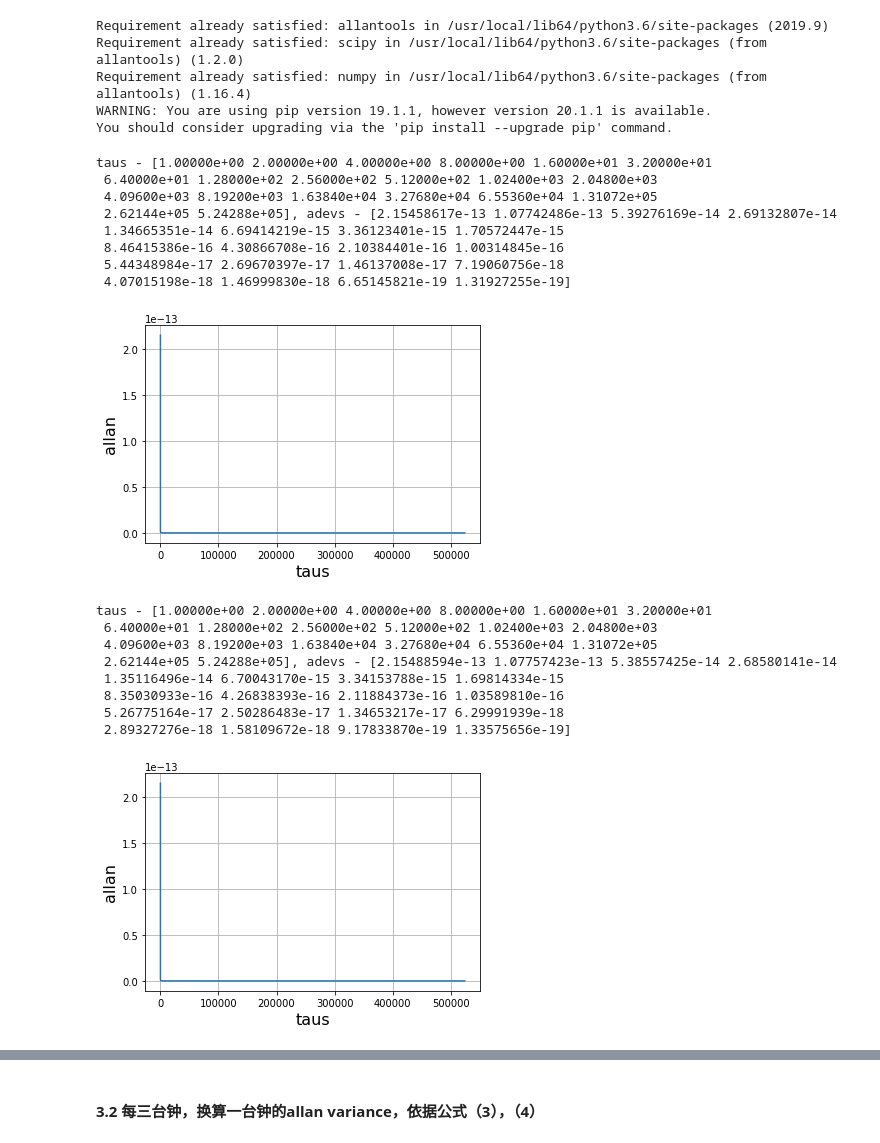
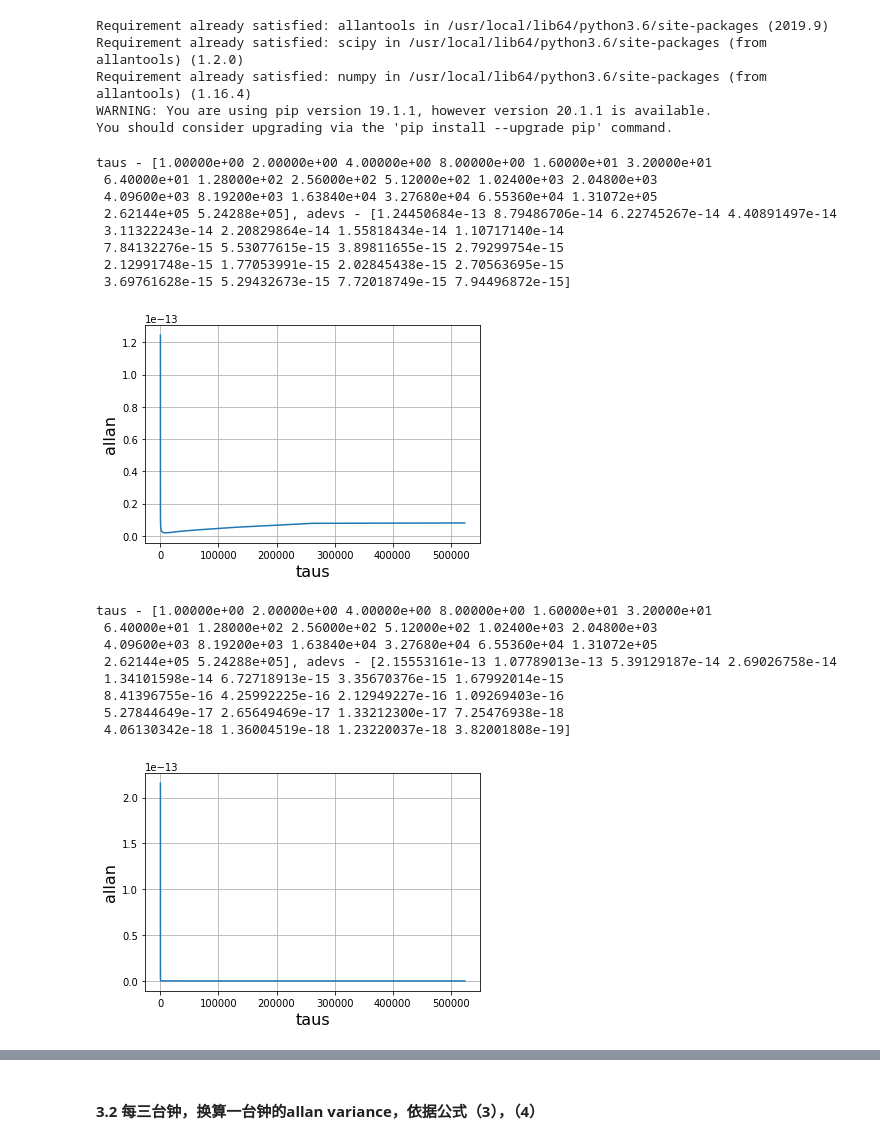
Before and after one commit to mochiliu3000/beamformer, a Jupyter notebook: Data Simulation.ipynb, the cells around one changed output, grey strips where cells are left out. Drawn from its saved outputs; the diff is of its cells as text; code cells hidden in the pictures.

Commit message:
Fix allan variance calculation

```diff
--- a/Data Simulation.ipynb
+++ b/Data Simulation.ipynb
@@ -282,28 +288,28 @@ You should consider upgrading via the 'pip install --upgrade pip' command.
 # %%
 delta_01 = Y_t[0] - Y_t[1]
 # Calculate Allan variance
-(taus, adevs_01, errors, ns) = allantools.adev(delta_01)
+(taus, adevs_01, errors, ns) = allantools.adev(data=delta_01, data_type='freq')
 print('taus - %s, adevs - %s' % (taus, adevs_01))
 
 plot(taus, adevs_01)
 xlabel('taus', fontsize=16)
 ylabel('allan', fontsize=16)
 grid(True)
 show()
 # %% [output]
 taus - [1.00000e+00 2.00000e+00 4.00000e+00 8.00000e+00 1.60000e+01 3.20000e+01
  6.40000e+01 1.28000e+02 2.56000e+02 5.12000e+02 1.02400e+03 2.04800e+03
  4.09600e+03 8.19200e+03 1.63840e+04 3.27680e+04 6.55360e+04 1.31072e+05
- 2.62144e+05 5.24288e+05], adevs - [2.15458617e-13 1.07742486e-13 5.39276169e-14 2.69132807e-14
- 1.34665351e-14 6.69414219e-15 3.36123401e-15 1.70572447e-15
- 8.46415386e-16 4.30866708e-16 2.10384401e-16 1.00314845e-16
- 5.44348984e-17 2.69670397e-17 1.46137008e-17 7.19060756e-18
- 4.07015198e-18 1.46999830e-18 6.65145821e-19 1.31927255e-19]
+ 2.62144e+05 5.24288e+05], adevs - [1.24450684e-13 8.79486706e-14 6.22745267e-14 4.40891497e-14
+ 3.11322243e-14 2.20829864e-14 1.55818434e-14 1.10717140e-14
+ 7.84132276e-15 5.53077615e-15 3.89811655e-15 2.79299754e-15
+ 2.12991748e-15 1.77053991e-15 2.02845438e-15 2.70563695e-15
+ 3.69761628e-15 5.29432673e-15 7.72018749e-15 7.94496872e-15]
-[figure, old version]
+[figure, new version]
 # %%
 delta_02 = Y_t[0] - Y_t[2]
 # Calculate Allan variance
-(taus, adevs_02, errors, ns) = allantools.adev(delta_02)
+(taus, adevs_02, errors, ns) = allantools.adev(data=delta_02, data_type='freq')
 print('taus - %s, adevs - %s' % (taus, adevs_02))
 
 plot(taus, adevs_02)
@@ -315,9 +321,9 @@ show()
 taus - [1.00000e+00 2.00000e+00 4.00000e+00 8.00000e+00 1.60000e+01 3.20000e+01
  6.40000e+01 1.28000e+02 2.56000e+02 5.12000e+02 1.02400e+03 2.04800e+03
  4.09600e+03 8.19200e+03 1.63840e+04 3.27680e+04 6.55360e+04 1.31072e+05
- 2.62144e+05 5.24288e+05], adevs - [2.15488594e-13 1.07757423e-13 5.38557425e-14 2.68580141e-14
- 1.35116496e-14 6.70043170e-15 3.34153788e-15 1.69814334e-15
- 8.35030933e-16 4.26838393e-16 2.11884373e-16 1.03589810e-16
- 5.26775164e-17 2.50286483e-17 1.34653217e-17 6.29991939e-18
- 2.89327276e-18 1.58109672e-18 9.17833870e-19 1.33575656e-19]
+ 2.62144e+05 5.24288e+05], adevs - [2.15553161e-13 1.07789013e-13 5.39129187e-14 2.69026758e-14
+ 1.34101598e-14 6.72718913e-15 3.35670376e-15 1.67992014e-15
+ 8.41396755e-16 4.25992225e-16 2.12949227e-16 1.09269403e-16
+ 5.27844649e-17 2.65649469e-17 1.33212300e-17 7.25476938e-18
+ 4.06130342e-18 1.36004519e-18 1.23220037e-18 3.82001808e-19]
 [figure]
```
Also changed, not shown: parts of 8 cells of this notebook, 1 other file.
